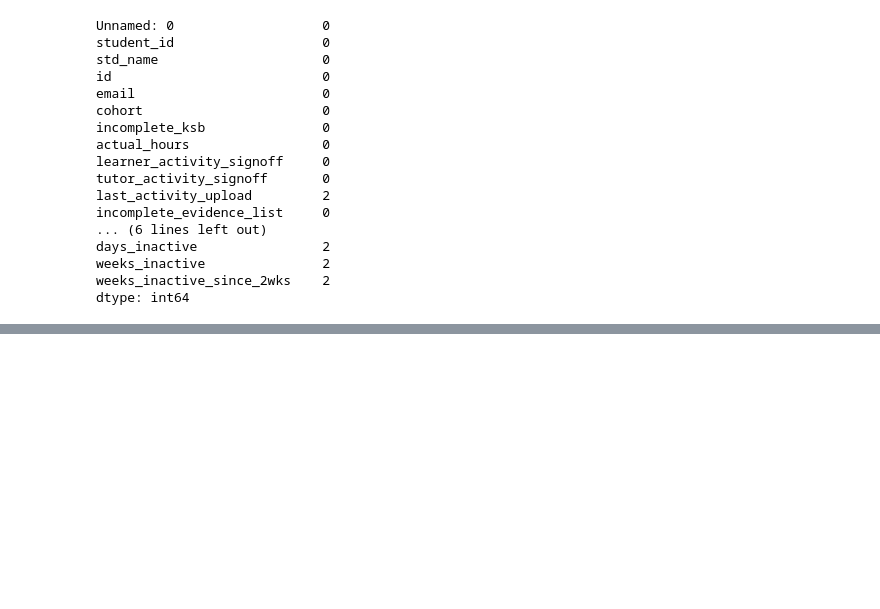
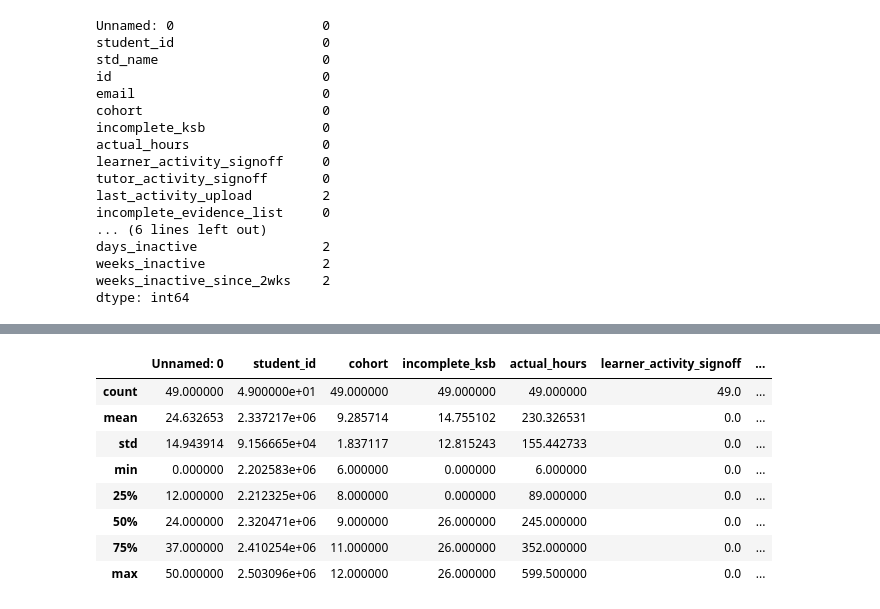
Before and after one commit to philipobiorah/datacamp_dataeng, a Jupyter notebook: handing_missing_data.ipynb, the cells around one changed output, grey strips where cells are left out. Drawn from its saved outputs; the diff is of its cells as text; code cells hidden in the pictures; blank space fills up the shorter version.

```diff
--- a/handing_missing_data.ipynb
+++ b/handing_missing_data.ipynb
@@ -54,0 +76,12 @@ Note: you may need to restart the kernel to use updated packages.
+# %%
+complete.describe()
+# %% [output]
+|  | Unnamed: 0 | student_id | cohort | incomplete_ksb | actual_hours | learner_activity_signoff | ... |
+| count | 49.000000 | 4.900000e+01 | 49.000000 | 49.000000 | 49.000000 | 49.0 | ... |
+| mean | 24.632653 | 2.337217e+06 | 9.285714 | 14.755102 | 230.326531 | 0.0 | ... |
+| std | 14.943914 | 9.156665e+04 | 1.837117 | 12.815243 | 155.442733 | 0.0 | ... |
+| min | 0.000000 | 2.202583e+06 | 6.000000 | 0.000000 | 6.000000 | 0.0 | ... |
+| 25% | 12.000000 | 2.212325e+06 | 8.000000 | 0.000000 | 89.000000 | 0.0 | ... |
+| 50% | 24.000000 | 2.320471e+06 | 9.000000 | 26.000000 | 245.000000 | 0.0 | ... |
+| 75% | 37.000000 | 2.410254e+06 | 11.000000 | 26.000000 | 352.000000 | 0.0 | ... |
+| max | 50.000000 | 2.503096e+06 | 12.000000 | 26.000000 | 599.500000 | 0.0 | ... |
```
Also changed, not shown: parts of 6 cells of this notebook.
